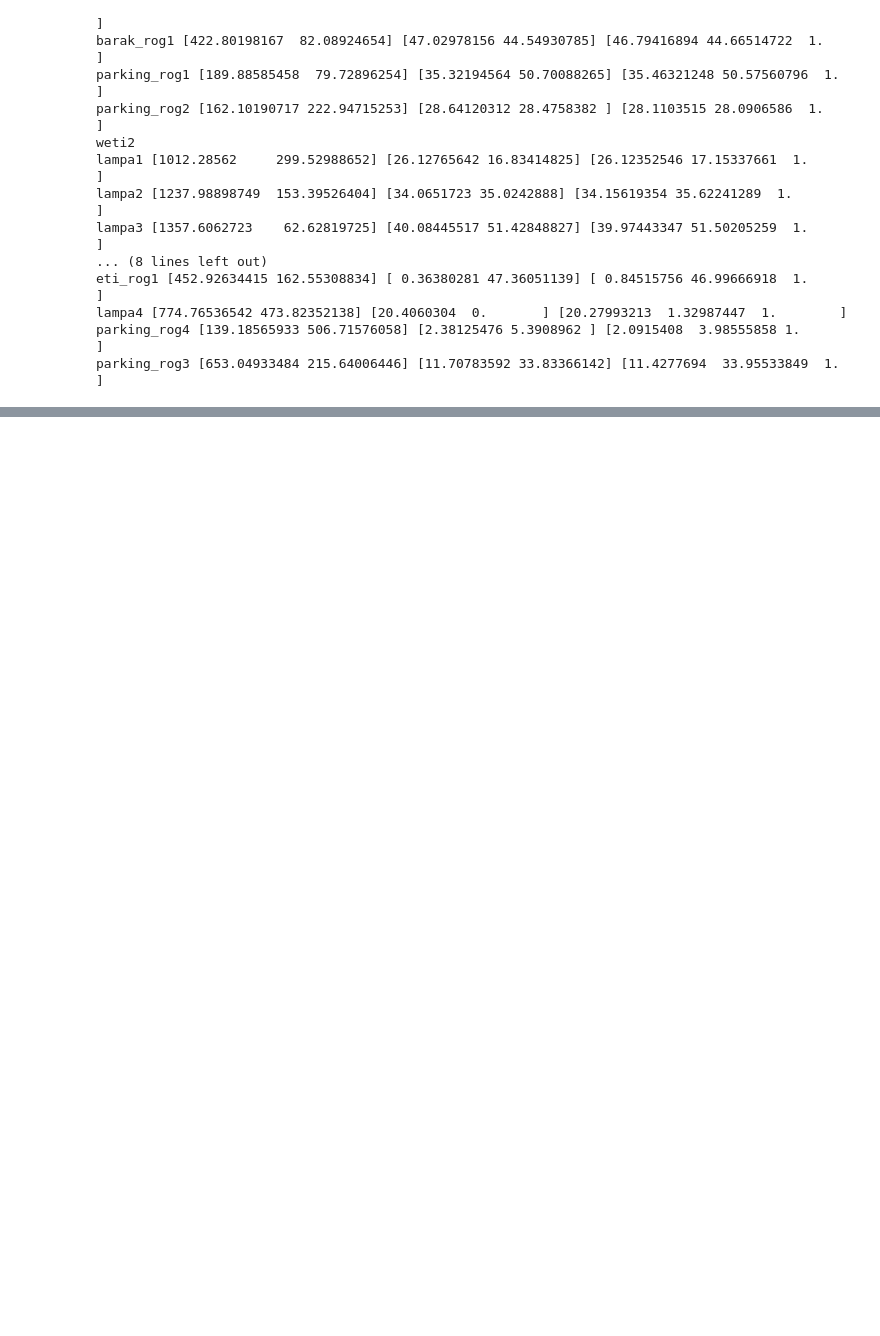
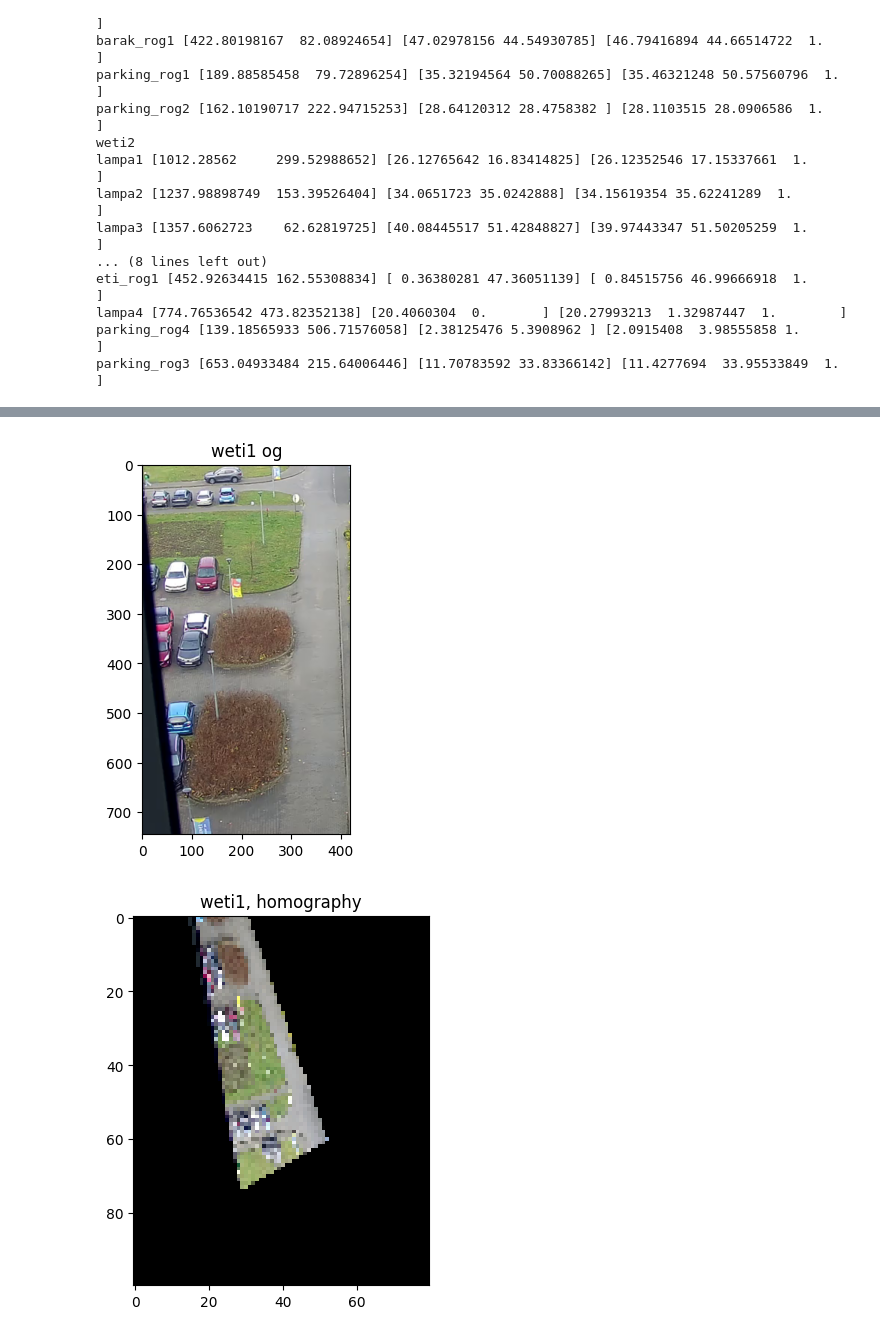
Before and after one commit to Trawirr/ParkingApp, a Jupyter notebook: image_processing/top_down_projection.ipynb, the cells around one changed output, grey strips where cells are left out. Drawn from its saved outputs; the diff is of its cells as text; code cells hidden in the pictures; blank space fills up the shorter version.

Commit message:
homography between transformed images; example of combining them

```diff
--- a/image_processing/top_down_projection.ipynb
+++ b/image_processing/top_down_projection.ipynb
@@ -285,0 +329,37 @@ parking_rog3 [653.04933484 215.64006446] [11.70783592 33.83366142] [11.4277694
+# %%
+H12, status12 = cv2.findHomography(common_points_weti1, common_points_weti2)
+
+homography_info['cameras']['weti1_weti2'] = {'filename': 'H_wet1_weti2.npy'}
+
+with open(os.path.join(info_path, 'info'), 'w') as json_file:
+    json.dump(homography_info, json_file, indent=4)
+
+np.save(os.path.join(info_path, homography_info['cameras']['weti1_weti2']['filename']), H12)
+# %%
+plt.imshow(image_c_weti1)
+plt.title("weti1 og")
+plt.show()
+
+image_c_weti1_h = cv2.warpPerspective(image_c_weti1, H1, (80, 100))
+plt.imshow(image_c_weti1_h)
+plt.title("weti1, homography")
+plt.show()
+
+image_c_weti1_h2 = cv2.warpPerspective(image_c_weti1_h, H12, (80, 100))
+plt.imshow(image_c_weti1_h2)
+plt.title("weti1, homography to weti2")
+plt.show()
+
+image_c_weti2_h = cv2.warpPerspective(image_c_weti2, H2, (80, 100))
+plt.imshow(image_c_weti2_h)
+plt.title("weti2, homography")
+plt.show()
+
+for a in [0.75, 0.5, 0.25]:
+    merged_image = cv2.addWeighted(image_c_weti2_h, a, image_c_weti1_h2, 1 - a, 0)
+    plt.imshow(merged_image)
+    plt.title(f"merged, {a=}")
+    plt.show()
+# %% [output]
+[figure, added]
+[figure, added]
```
Also changed, not shown: parts of 4 cells of this notebook.
